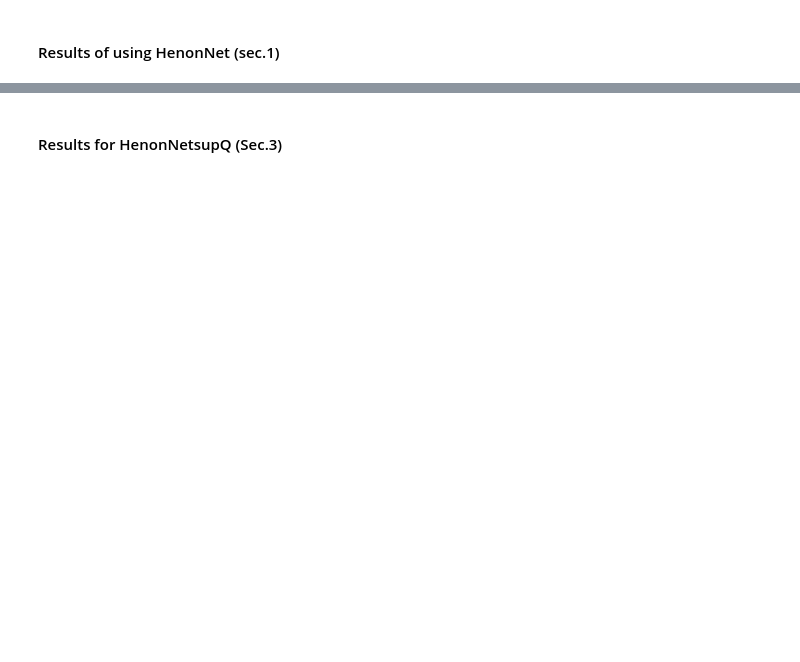
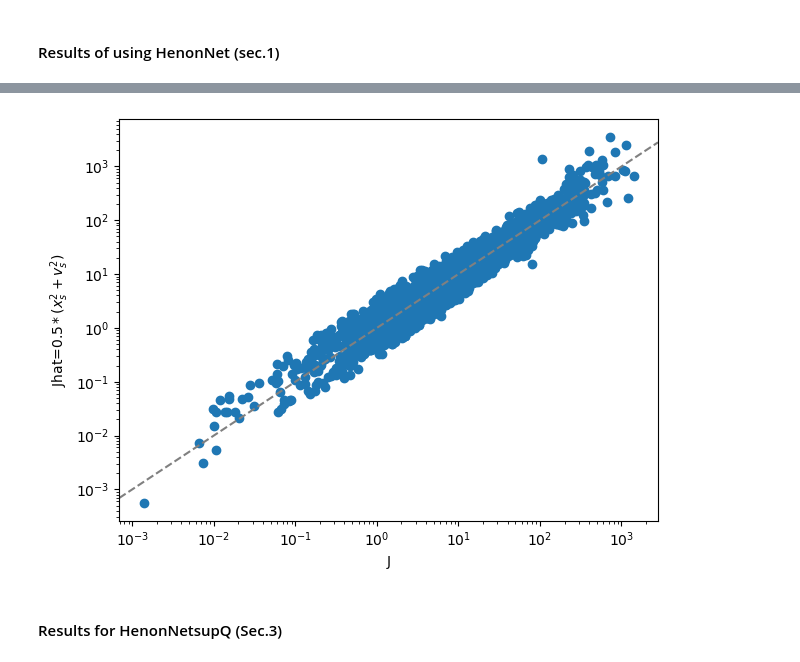
Before and after one commit to nhuang37/symplectic_map, a Jupyter notebook: plot_result.ipynb, the cells around one changed output, grey strips where cells are left out. Cells and saved outputs as stored; diff of their text form; code cells hidden in the pictures; blank space fills up the shorter version.

```diff
--- a/plot_result.ipynb
+++ b/plot_result.ipynb
@@ -187,3 +263,25 @@ plot_input_output(xv, xv_out, xv_pred, untrain_xv_pred)
+# %%
+data_dict = pickle.load(open("data_1D_dim=2.pkl", "rb"))
+train_indices, val_indices, test_indices = data_dict['splits']
+J = data_dict['J'][val_indices]
+Q = data_dict['Q'][val_indices]
+# %%
+XV, XV_mean, XV_std = load_variables(data_dict['X'], data_dict['V'])
+Jhat_all = 0.5*(XV[:,0:1]**2 + XV[:,1:2]**2) #claim: Jhat is sufficient stat for Q already
+Jhat = Jhat_all[val_indices]
+# %%
+fig, ax = plt.subplots(dpi=100)
+ax.scatter(J, Jhat)
+ax.axline((0, 0), slope=1, color='gray', ls='--') #reference y=x
+ax.set_xlabel('J')
+ax.set_ylabel(r'Jhat=$0.5*(x_s^2 + v_s^2)$')
+#ax.set_aspect('equal','box')
+ax.loglog()
+
+fig.tight_layout()
+plt.show()
+# %% [output]
+[figure, added]
 # %% [markdown]
 #### Results for HenonNetsupQ (Sec.3)
 # %%
```
Also changed, not shown: parts of 18 cells of this notebook, 6 other files.
